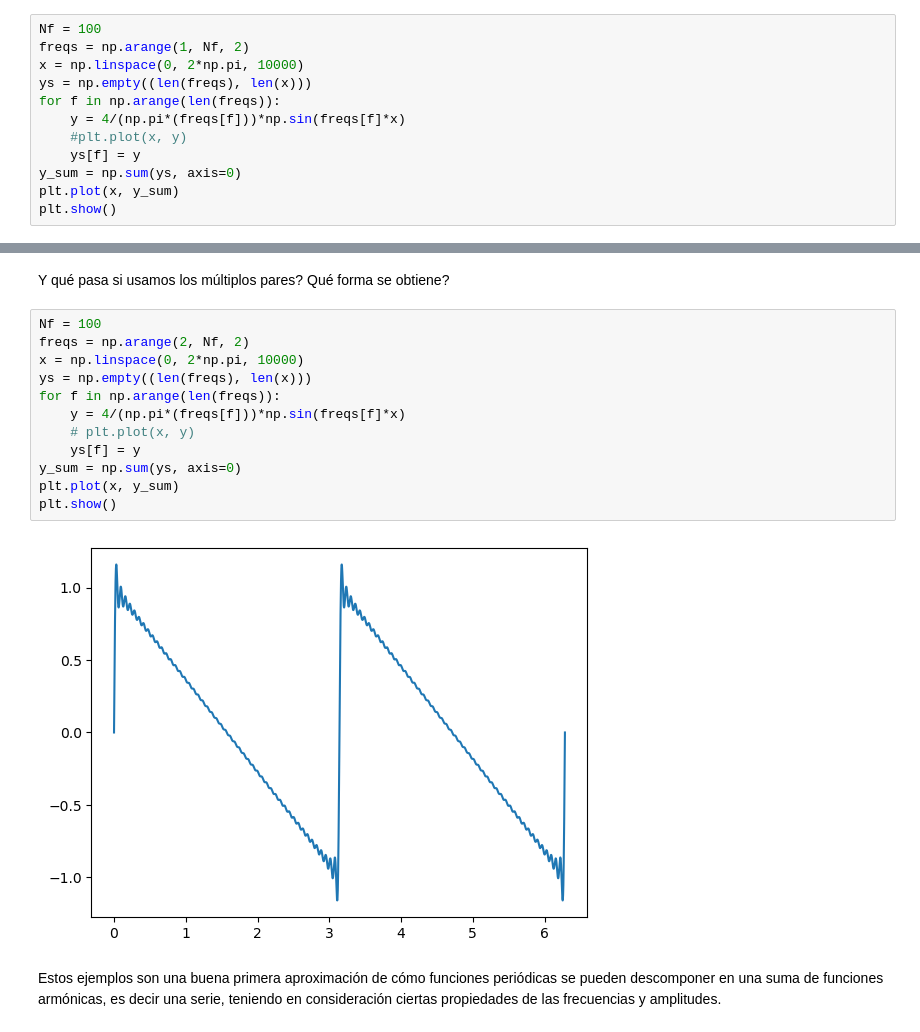
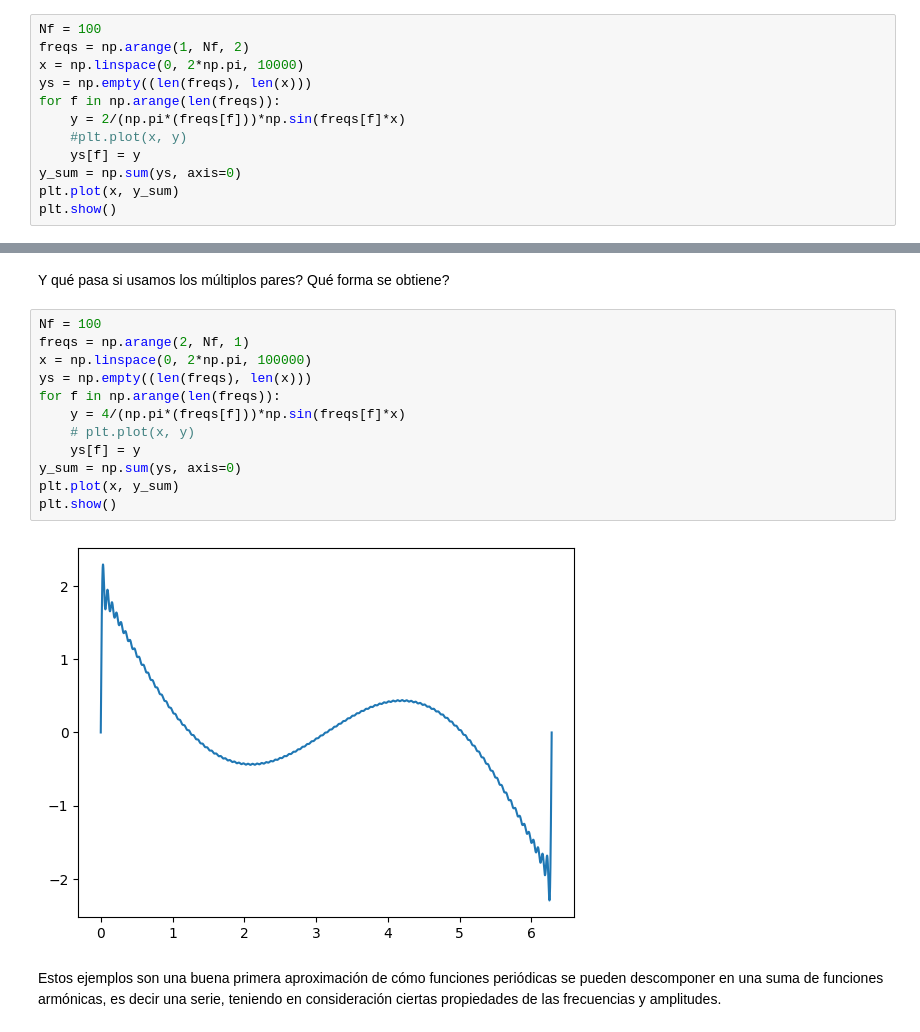
Before and after one commit to lmendezayl/modelado-continuo, a Jupyter notebook: laboratorios/nb10.Fourier.ipynb, the cells around one changed output, grey strips where cells are left out. Drawn from its saved outputs; the diff is of its cells as text.

```diff
--- a/laboratorios/nb10.Fourier.ipynb
+++ b/laboratorios/nb10.Fourier.ipynb
@@ -138,7 +138,7 @@ freqs = np.arange(1, Nf, 2)
 x = np.linspace(0, 2*np.pi, 10000)
 ys = np.empty((len(freqs), len(x)))
 for f in np.arange(len(freqs)):
-    y = 4/(np.pi*(freqs[f]))*np.sin(freqs[f]*x)
+    y = 2/(np.pi*(freqs[f]))*np.sin(freqs[f]*x)
     #plt.plot(x, y)
     ys[f] = y
 y_sum = np.sum(ys, axis=0)
@@ -150,18 +150,18 @@ plt.show()
 Y qué pasa si usamos los múltiplos pares? Qué forma se obtiene?
 # %%
 Nf = 100
-freqs = np.arange(2, Nf, 2)
-x = np.linspace(0, 2*np.pi, 10000)
+freqs = np.arange(2, Nf, 1)
+x = np.linspace(0, 2*np.pi, 100000)
 ys = np.empty((len(freqs), len(x)))
 for f in np.arange(len(freqs)):
     y = 4/(np.pi*(freqs[f]))*np.sin(freqs[f]*x)
     # plt.plot(x, y)
     ys[f] = y
 y_sum = np.sum(ys, axis=0)
 plt.plot(x, y_sum)
 plt.show()
 # %% [output]
-[figure, old version]
+[figure, new version]
 # %% [markdown]
 Estos ejemplos son una buena primera aproximación de cómo funciones periódicas se pueden descomponer en una suma de funciones armónicas, es decir una serie, teniendo en consideración ciertas propiedades de las frecuencias y amplitudes.
 # %% [markdown]
```
Also changed, not shown: parts of 15 cells of this notebook, 1 other file.
